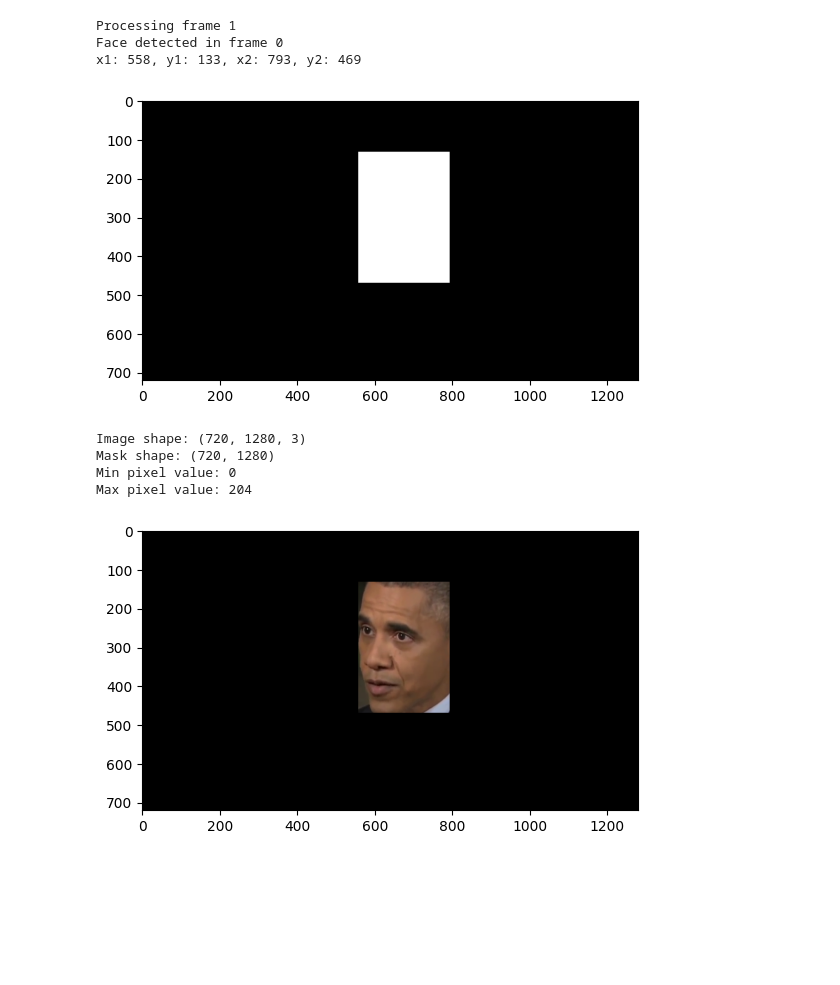
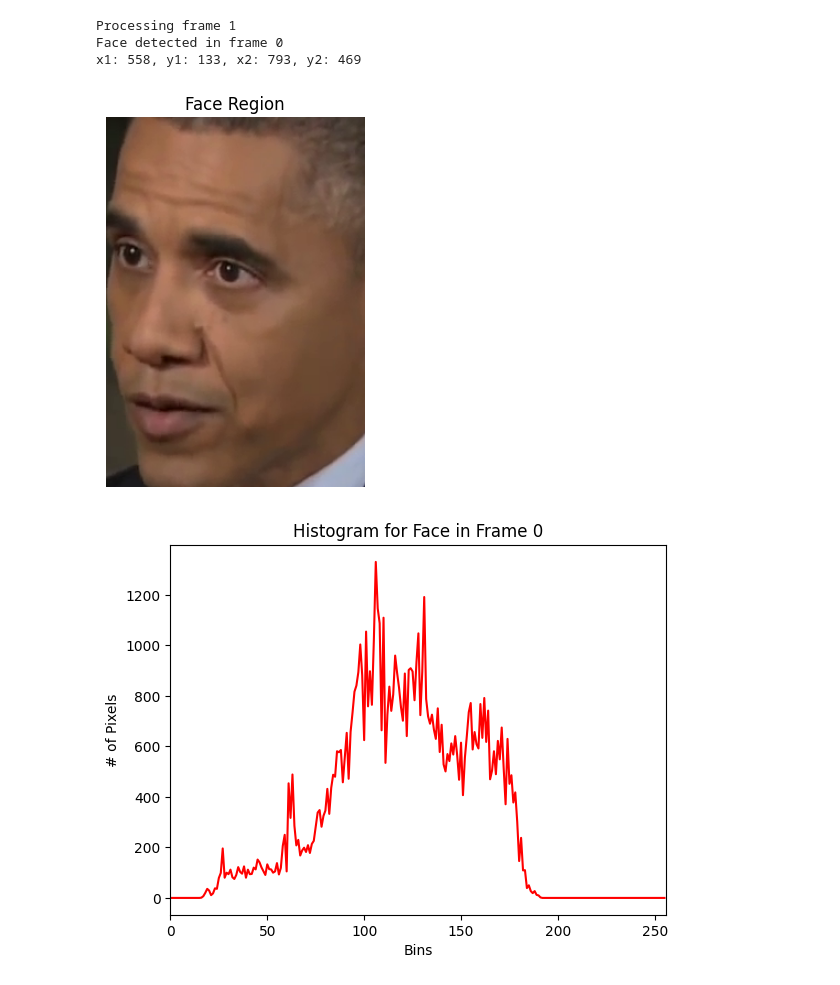
Before and after one commit to MelomanCat/FaceExtraction, a Jupyter notebook: ColorHistograms.ipynb, the cells around one changed output. Cells and saved outputs as stored; diff of their text form; code cells hidden in the pictures; blank space fills up the shorter version.

```diff
--- a/ColorHistograms.ipynb
+++ b/ColorHistograms.ipynb
@@ -43,86 +61,52 @@ boxes, probs = mtcnn.detect(frame_rgb)
 # Check if faces were detected
 if boxes is not None:
     for box in boxes:
         x1, y1, x2, y2 = box.astype(int)
 
 # Output message
 print(f"Face detected in frame {frame_num}")
 
 # Check the detected face coordinates
 print(f"x1: {x1}, y1: {y1}, x2: {x2}, y2: {y2}")
 
-# Output the mask
-plt.imshow(mask, cmap='gray')
+# Extract face region
+face_region = frame_rgb[y1:y2, x1:x2]
+
+# display the face region image
+fig, ax = plt.subplots()
+plt.imshow(face_region)
+ax.set_title("Face Region")
+ax.axis('off')
 plt.show()
 
-# Apply mask to the detected face region
-mask = np.zeros(frame_rgb.shape[:2], dtype=np.uint8)
-cv2.rectangle(mask, (x1, y1), (x2, y2), (255, 255, 255), -1)
+# Calculate histogram for the face region
+chans = cv2.split(face_region)
+histograms = []
+for chan in chans:
+    hist = cv2.calcHist([chan], [0], None, [256], [0, 256])
+    histograms.append(hist)
 
-# Convert mask to 3 channels image
-mask_rgb = cv2.cvtColor(mask, cv2.COLOR_GRAY2RGB)
-
-print("Image shape:", frame_rgb.shape)
-print("Mask shape:", mask.shape)
-
-masked_face = cv2.bitwise_and(frame_rgb, mask_rgb)
-
-print("Min pixel value:", np.min(masked_face))
-print("Max pixel value:", np.max(masked_face))
-
-# display the masked image
-fig, ax = plt.subplots()
-plt.imshow(masked_face)
-
-# Defining function plot_histogram
-def plot_histogram(image, title, mask=None):
-    # split the image into its respective channels, then initialize
-    # the tuple of channel names along with our figure for plotting
-    chans = cv2.split(image)
-    plt.figure()
-    plt.title(title)
+# Plot histograms for each channel
+for hist, color in zip(histograms, colors):
+    plt.plot(hist, color=color)
+    plt.xlim([0, 256])
+    plt.title(f"Histogram for Face in Frame {frame_num}")
     plt.xlabel("Bins")
     plt.ylabel("# of Pixels")
-
-    # Initialize an empty list to store histograms for each channel
-    histograms = []
-
-    # Split the image into its respective channels
-    chans = cv2.split(masked_face)
-
-    # Loop over the image channels
-    for chan in chans:
-        # Create a histogram for the current channel and plot it
-        hist = cv2.calcHist([chan], [0], mask, [256], [0, 256])
-        histograms.append(hist)
-
-    # Plot histograms for each channel
-    for hist, color in zip(histograms, colors):
-        plt.plot(hist, color=color)
-        plt.xlim([0, 256])
-
-# Show the plot
-plt.show()
-
-# call on the function plot_histogram
-plot_histogram(masked_face, "Histogram for Masked Image")
+    plt.show()
 
 # Append histogram to DataFrame
 histograms_df = pd.concat([histograms_df, pd.DataFrame({'Frame': frame_num, 'Histogram': hist.flatten()})], ignore_index=True)
 
 
 # Save histograms DataFrame to file
 histograms_df.to_csv('/content/drive/MyDrive/Colab Notebooks/OriginalSequences/histograms.csv', index=False)
 
 # Release video capture
 cap.release()
 # %% [output]
 Processing frame 1
 Face detected in frame 0
 x1: 558, y1: 133, x2: 793, y2: 469
-[figure, old version]
+[figure, new version]
-Image shape: (720, 1280, 3)
-Mask shape: (720, 1280)
-Min pixel value: 0
-Max pixel value: 204
-[figure, old version]
+[figure, new version]
```
Also changed, not shown: parts of 2 cells of this notebook.
